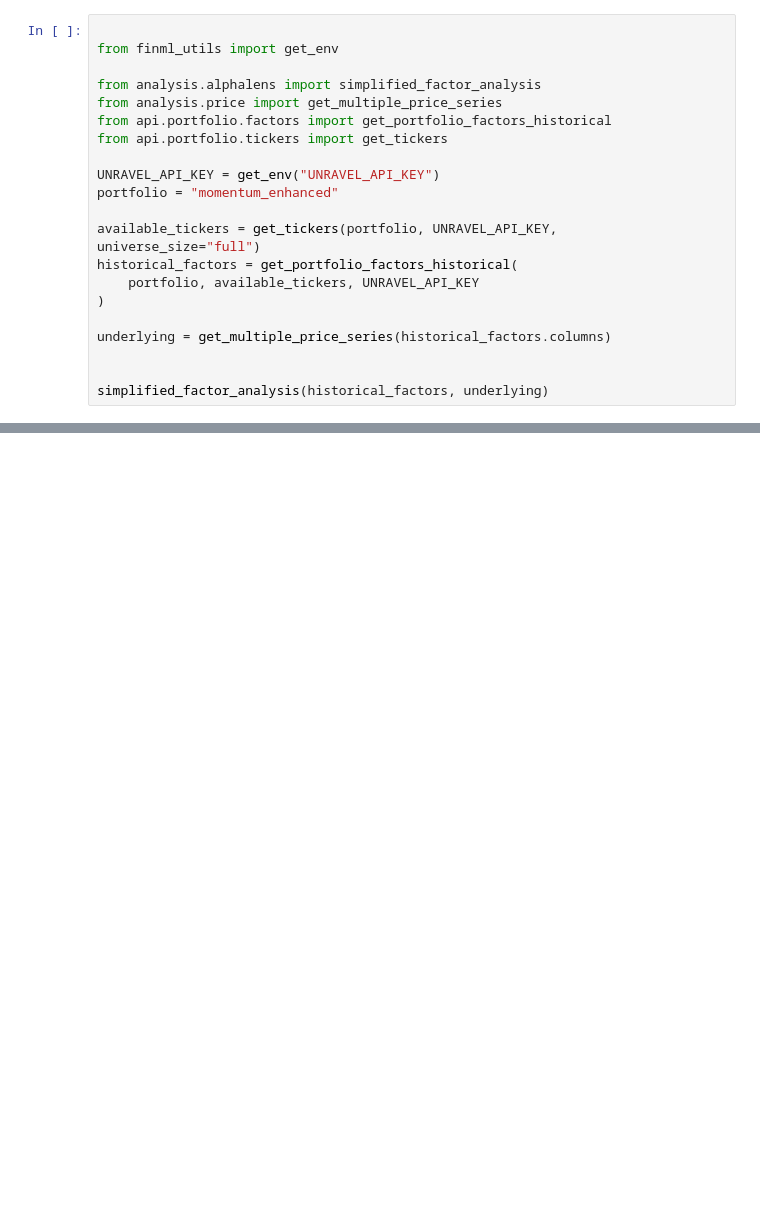
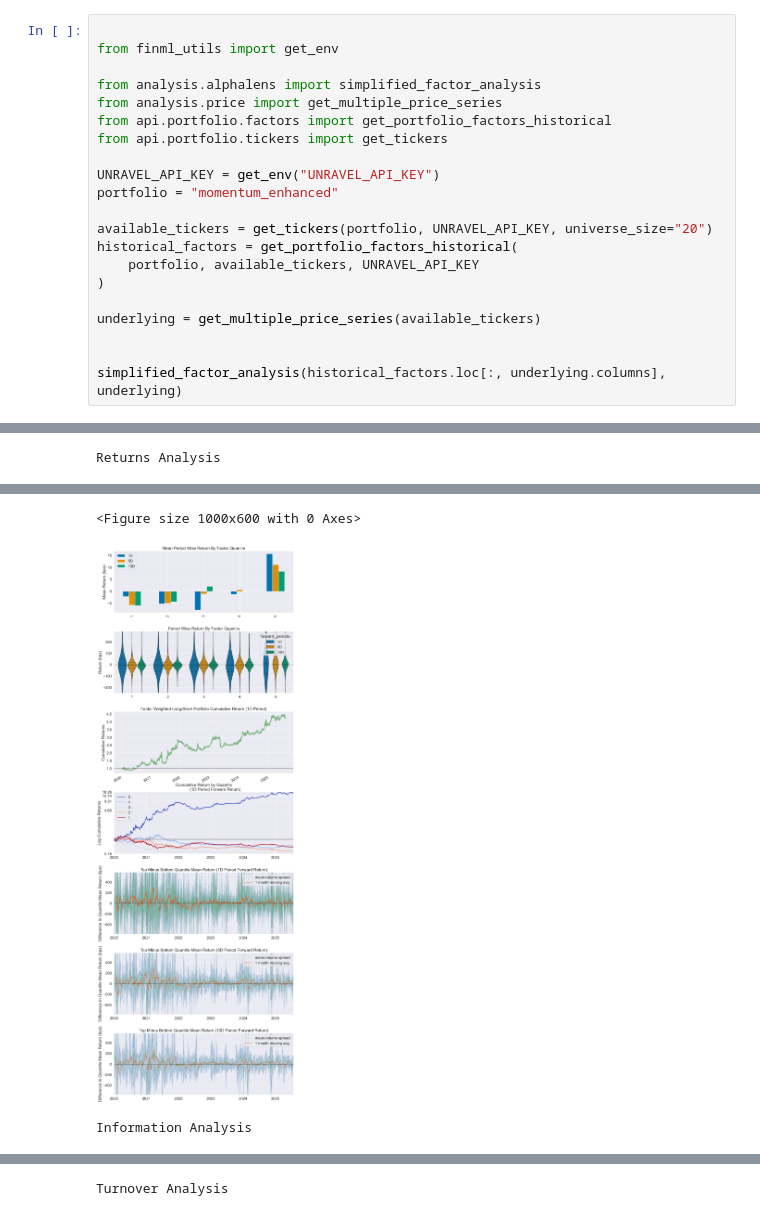
Before and after one commit to unravel-finance/api-guide, a Jupyter notebook: notebook_analyse_portfolio_factors.ipynb, the cells around one changed output, grey strips where cells are left out. Cells and saved outputs as stored; diff of their text form; blank space fills up the shorter version.

```diff
--- a/notebook_analyse_portfolio_factors.ipynb
+++ b/notebook_analyse_portfolio_factors.ipynb
@@ -10,13 +10,13 @@ from api.portfolio.tickers import get_tickers
 UNRAVEL_API_KEY = get_env("UNRAVEL_API_KEY")
 portfolio = "momentum_enhanced"
 
-available_tickers = get_tickers(portfolio, UNRAVEL_API_KEY, universe_size="full")
+available_tickers = get_tickers(portfolio, UNRAVEL_API_KEY, universe_size="20")
 historical_factors = get_portfolio_factors_historical(
     portfolio, available_tickers, UNRAVEL_API_KEY
 )
 
-underlying = get_multiple_price_series(historical_factors.columns)
+underlying = get_multiple_price_series(available_tickers)
 
 
-simplified_factor_analysis(historical_factors, underlying)
+simplified_factor_analysis(historical_factors.loc[:, underlying.columns], underlying)
 # %% [output]
@@ -23,0 +36 @@ ValueError: If using all scalar values, you must pass an index
+Returns Analysis
@@ -23,0 +43,3 @@ ValueError: If using all scalar values, you must pass an index
+<Figure size 1000x600 with 0 Axes>
+[figure, added]
+Information Analysis
@@ -23,0 +55 @@ ValueError: If using all scalar values, you must pass an index
+Turnover Analysis
```
Also changed, not shown: parts of 1 cell of this notebook, 4 other files.
